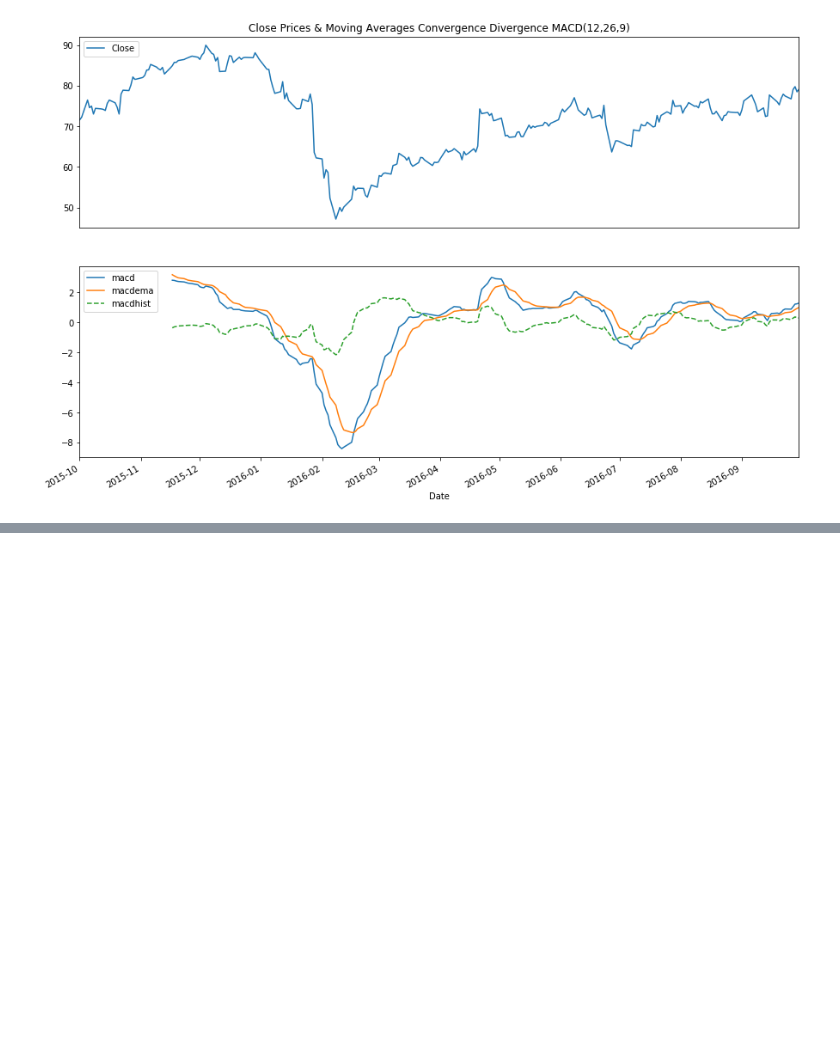
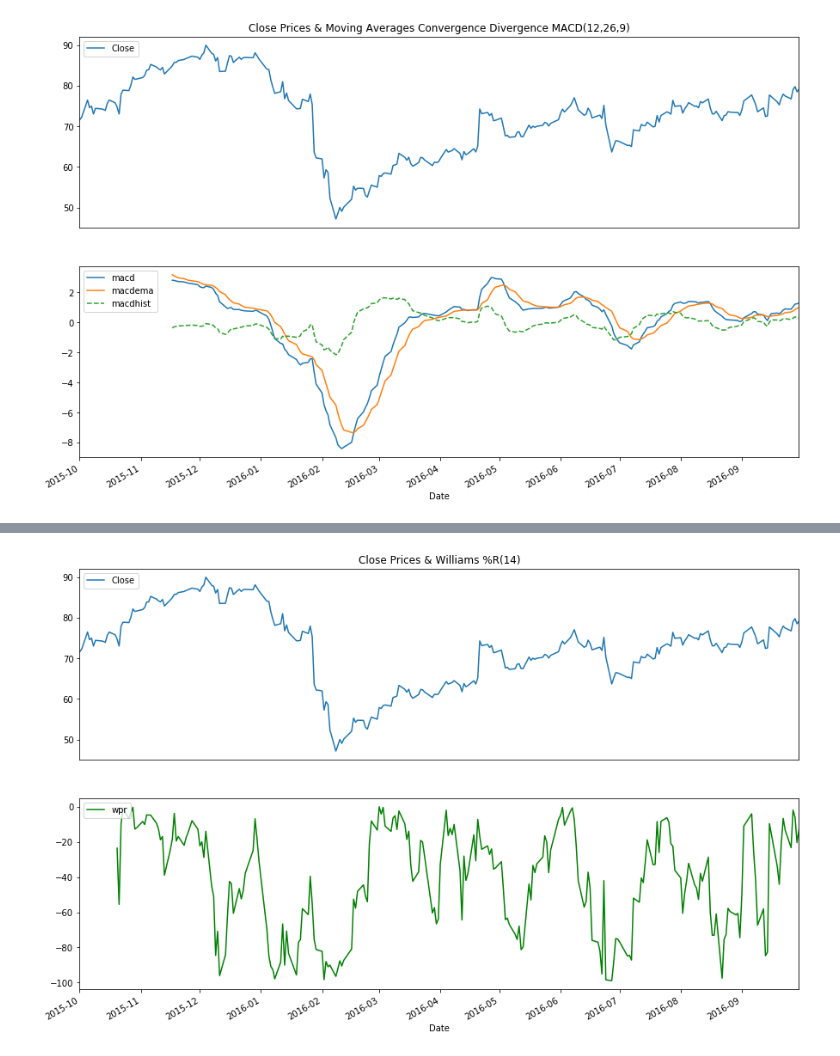
Before and after one commit to ahorjia/RTStock, a Jupyter notebook: TAPython/TA.ipynb, the cells around one changed output, grey strips where cells are left out. Cells and saved outputs as stored; diff of their text form; code cells hidden in the pictures; blank space fills up the shorter version.

```diff
--- a/TAPython/TA.ipynb
+++ b/TAPython/TA.ipynb
@@ -193,18 +207,21 @@ plt.show()
 # %%
 # Williams %R(14)
-
-# TI Calcs
-aapl['wpr'] = ta.WILLR(np.asarray(aapl['High']), np.asarray(aapl['Low']), np.asarray(aapl['Close']), timeperiod=14)
+stock['wpr'] = ta.WILLR(stock['High'].values, stock['Low'].values, stock['Close'].values, timeperiod=14)
 
 # TI Charts
 ax1 = plt.subplot(2, 1, 1)
 plt.title('Close Prices & Williams %R(14)')
 plt.gca().axes.get_xaxis().set_visible(False)
-aapl.plot(y=['Close'], ax=ax1)
+stock.plot(y=['Close'], ax=ax1)
 plt.legend(loc='upper left')
 ax2 = plt.subplot(2, 1, 2)
-aapl.plot(y=['wpr'], color='g', ax=ax2)
+stock.plot(y=['wpr'], color='g', ax=ax2)
 plt.legend(loc='upper left')
 plt.show()
+
+# Inverse of fast stochastic oscillator
+# Fast stochastic oscillator and Willaim %R is the same scaling is different
+# %% [output]
+[figure, added]
 # %%
 # Price Crossover Trading Signals
```
Also changed, not shown: parts of 29 cells of this notebook, 2 other files.
